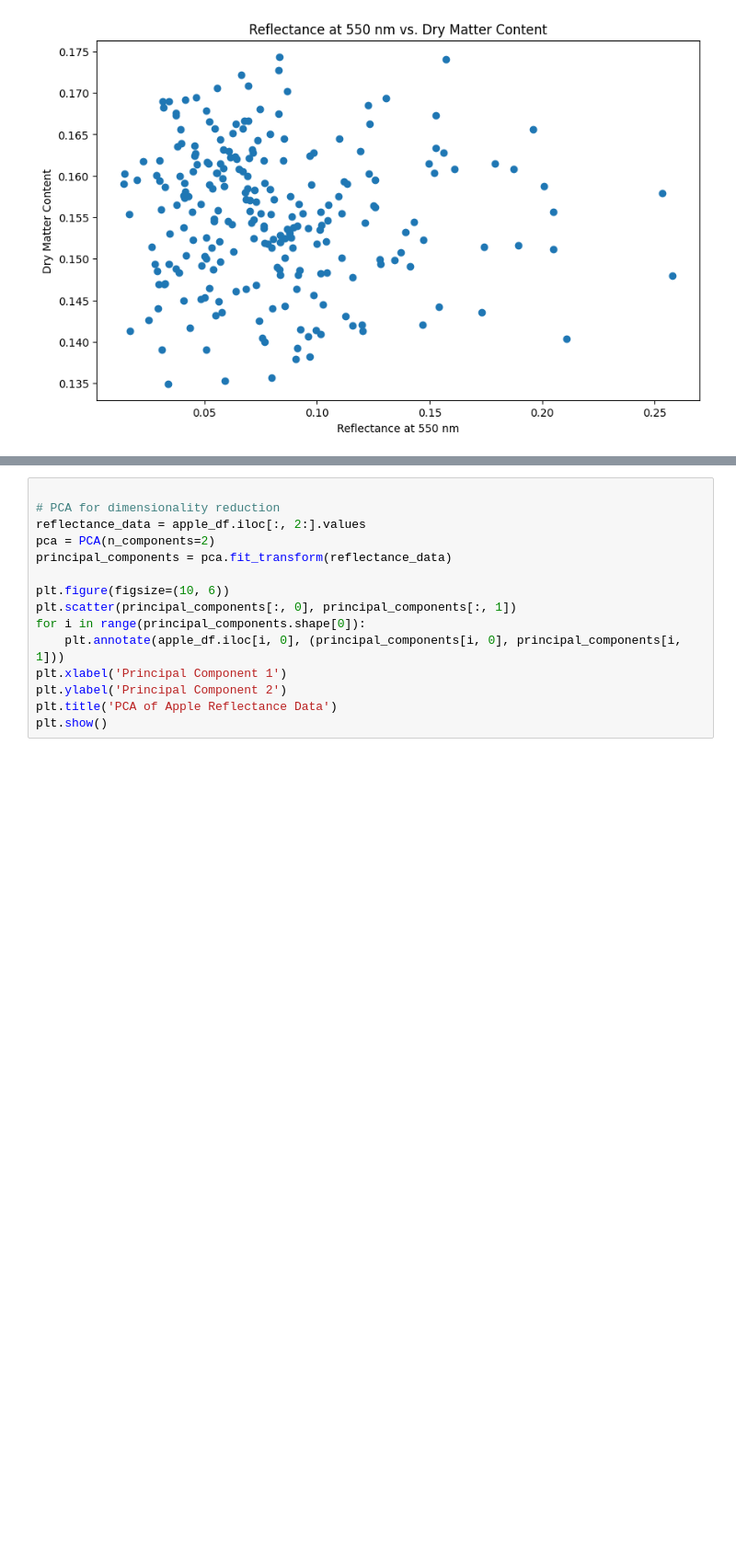
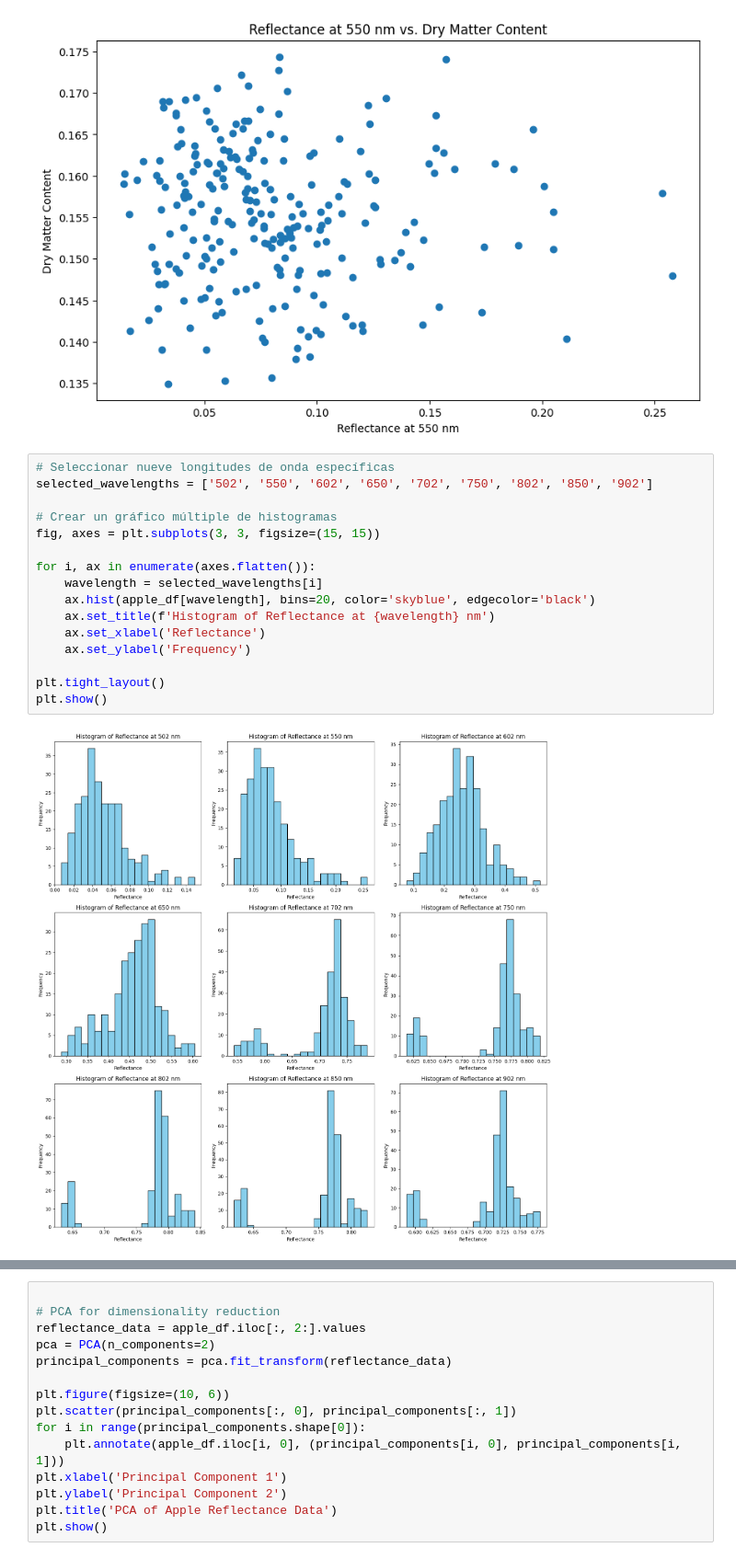
Before and after one commit to NavaSergio/python_autoestudio, a Jupyter notebook: Manzana/Manzanas.ipynb, the cells around one changed output, grey strips where cells are left out. Shown at 92% size. Drawn from its saved outputs; the diff is of its cells as text; blank space fills up the shorter version.

```diff
--- a/Manzana/Manzanas.ipynb
+++ b/Manzana/Manzanas.ipynb
@@ -36,3 +39,21 @@ plt.title('Reflectance at 550 nm vs. Dry Matter Content')
 plt.show()
 # %% [output]
 [figure]
+# %%
+# Seleccionar nueve longitudes de onda específicas
+selected_wavelengths = ['502', '550', '602', '650', '702', '750', '802', '850', '902']
+
+# Crear un gráfico múltiple de histogramas
+fig, axes = plt.subplots(3, 3, figsize=(15, 15))
+
+for i, ax in enumerate(axes.flatten()):
+    wavelength = selected_wavelengths[i]
+    ax.hist(apple_df[wavelength], bins=20, color='skyblue', edgecolor='black')
+    ax.set_title(f'Histogram of Reflectance at {wavelength} nm')
+    ax.set_xlabel('Reflectance')
+    ax.set_ylabel('Frequency')
+
+plt.tight_layout()
+plt.show()
+# %% [output]
+[figure, added]
```
Also changed, not shown: parts of 8 cells of this notebook, 3 other files.
